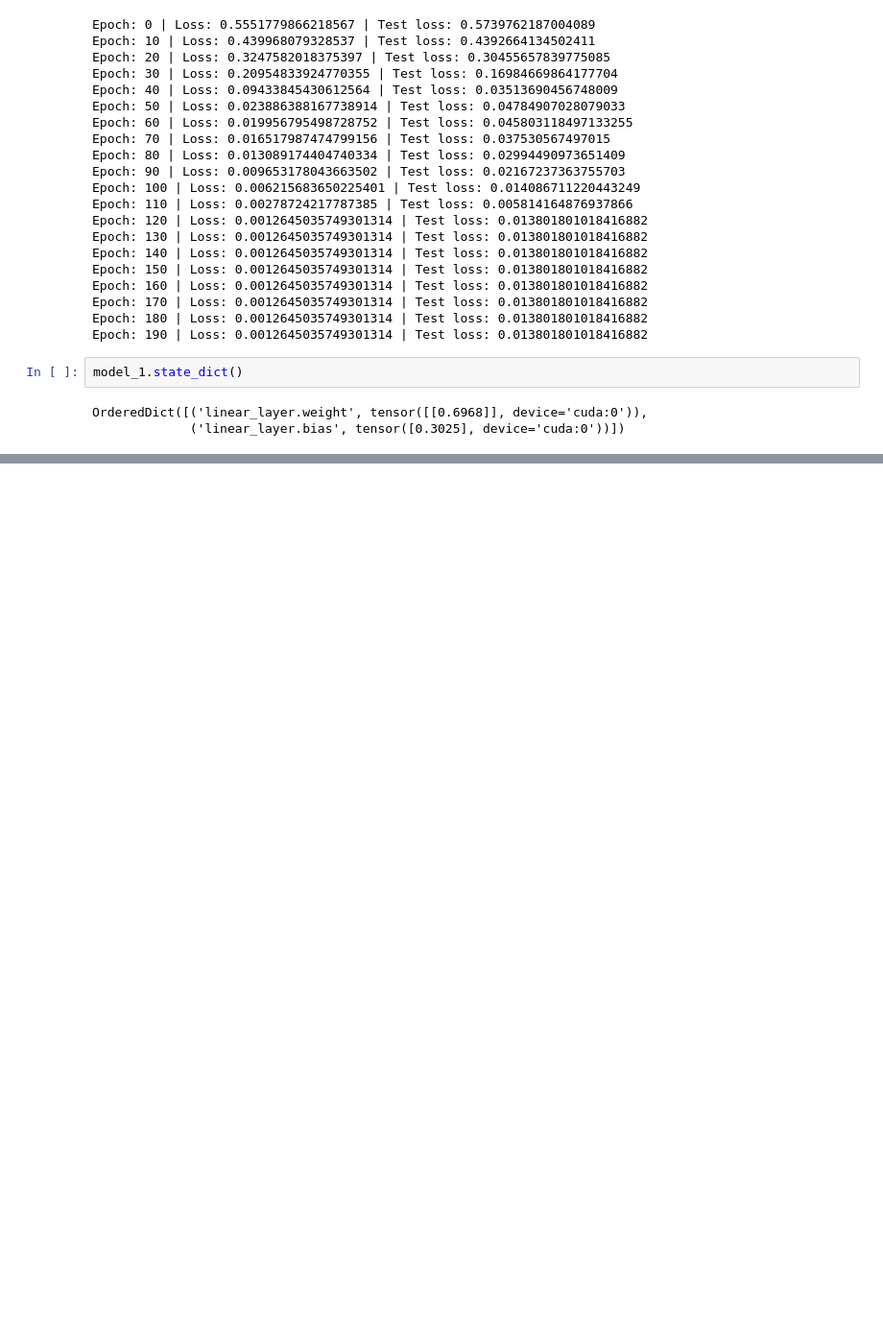
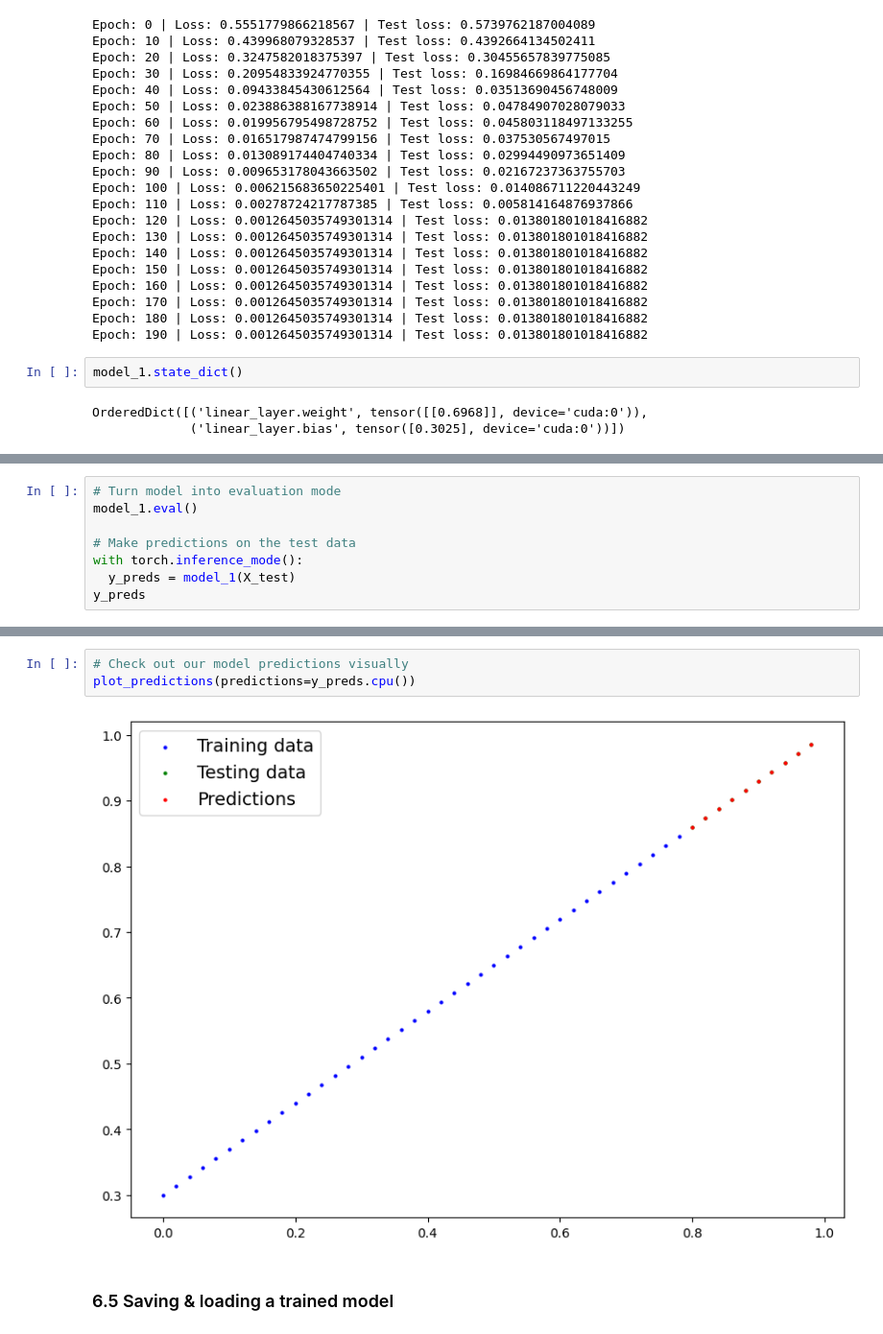
Before and after one commit to yanliu1111/pytorch-deep-learning, a Jupyter notebook: 01_pytorch_workflow.ipynb, the cells around one changed output, grey strips where cells are left out. Shown: that part at 96% size. Saved outputs shown, nothing was run; the diff lists cells and outputs as text; blank space fills up the shorter version.

```diff
--- a/01_pytorch_workflow.ipynb
+++ b/01_pytorch_workflow.ipynb
@@ -691,0 +694,8 @@ OrderedDict([('linear_layer.weight', tensor([[0.6968]], device='cuda:0')),
+# %%
+# Turn model into evaluation mode
+model_1.eval()
+
+# Make predictions on the test data
+with torch.inference_mode():
+  y_preds = model_1(X_test)
+y_preds
@@ -691,0 +713,7 @@ OrderedDict([('linear_layer.weight', tensor([[0.6968]], device='cuda:0')),
+# %%
+# Check out our model predictions visually
+plot_predictions(predictions=y_preds.cpu())
+# %% [output]
+[figure, added]
+# %% [markdown]
+### 6.5 Saving & loading a trained model
```
Also changed, not shown: parts of 7 cells of this notebook.
